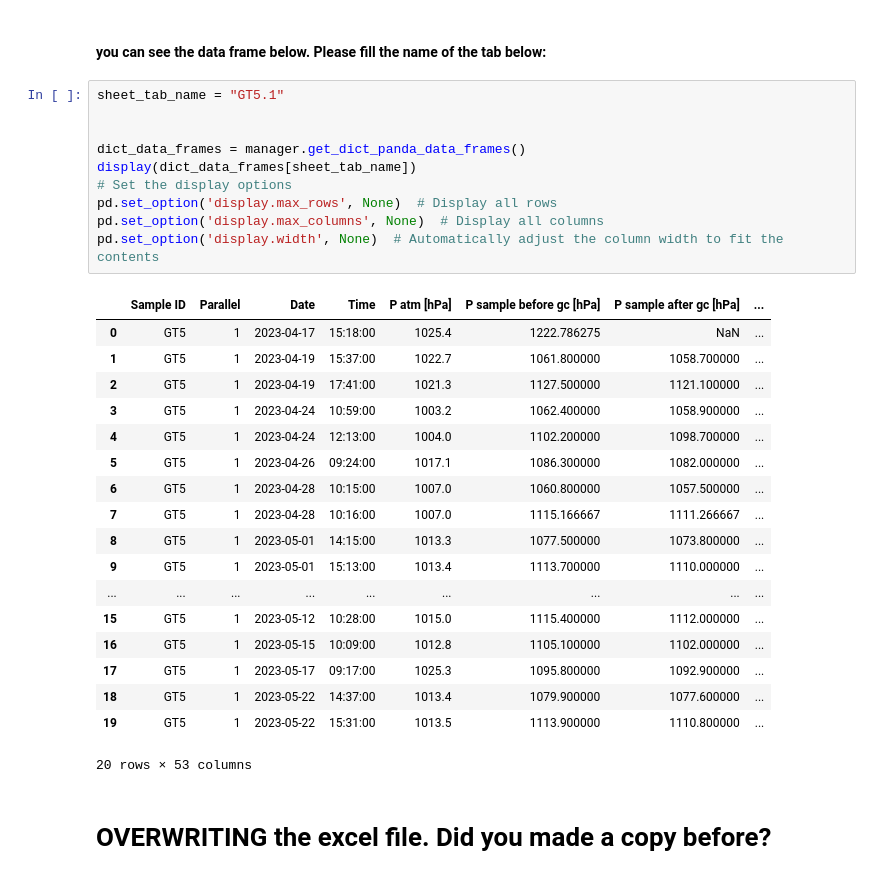
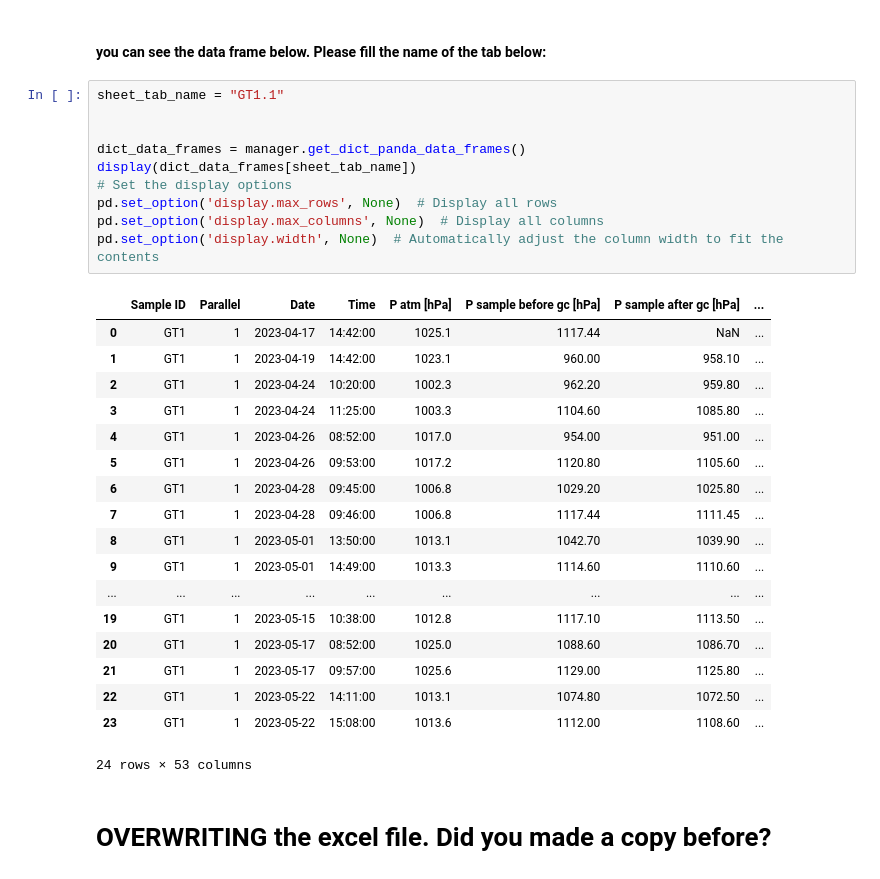
Before and after one commit to RGrobben/Excell_and_Data_Frames_for_Gas_Respiration_tests, a Jupyter notebook: Run/running_sheet_with_given_layout_01.ipynb, the cells around one changed output. Drawn from its saved outputs; the diff is of its cells as text.

```diff
--- a/Run/running_sheet_with_given_layout_01.ipynb
+++ b/Run/running_sheet_with_given_layout_01.ipynb
@@ -169,34 +170,34 @@ filled dictionary for GT8.2
 # %% [markdown]
 #### you can see the data frame below. Please fill the name of the tab below:
 # %%
-sheet_tab_name = "GT5.1"
+sheet_tab_name = "GT1.1"
 
 
 dict_data_frames = manager.get_dict_panda_data_frames()
 display(dict_data_frames[sheet_tab_name])
 # Set the display options
 pd.set_option('display.max_rows', None)  # Display all rows
 pd.set_option('display.max_columns', None)  # Display all columns
 pd.set_option('display.width', None)  # Automatically adjust the column width to fit the contents
 # %% [output]
 |  | Sample ID | Parallel | Date | Time | P atm [hPa] | P sample before gc [hPa] | P sample after gc [hPa] | ... |
-| 0 | GT5 | 1 | 2023-04-17 | 15:18:00 | 1025.4 | 1222.786275 | NaN | ... |
-| 1 | GT5 | 1 | 2023-04-19 | 15:37:00 | 1022.7 | 1061.800000 | 1058.700000 | ... |
-| 2 | GT5 | 1 | 2023-04-19 | 17:41:00 | 1021.3 | 1127.500000 | 1121.100000 | ... |
-| 3 | GT5 | 1 | 2023-04-24 | 10:59:00 | 1003.2 | 1062.400000 | 1058.900000 | ... |
-| 4 | GT5 | 1 | 2023-04-24 | 12:13:00 | 1004.0 | 1102.200000 | 1098.700000 | ... |
-| 5 | GT5 | 1 | 2023-04-26 | 09:24:00 | 1017.1 | 1086.300000 | 1082.000000 | ... |
-| 6 | GT5 | 1 | 2023-04-28 | 10:15:00 | 1007.0 | 1060.800000 | 1057.500000 | ... |
-| 7 | GT5 | 1 | 2023-04-28 | 10:16:00 | 1007.0 | 1115.166667 | 1111.266667 | ... |
-| 8 | GT5 | 1 | 2023-05-01 | 14:15:00 | 1013.3 | 1077.500000 | 1073.800000 | ... |
-| 9 | GT5 | 1 | 2023-05-01 | 15:13:00 | 1013.4 | 1113.700000 | 1110.000000 | ... |
+| 0 | GT1 | 1 | 2023-04-17 | 14:42:00 | 1025.1 | 1117.44 | NaN | ... |
+| 1 | GT1 | 1 | 2023-04-19 | 14:42:00 | 1023.1 | 960.00 | 958.10 | ... |
+| 2 | GT1 | 1 | 2023-04-24 | 10:20:00 | 1002.3 | 962.20 | 959.80 | ... |
+| 3 | GT1 | 1 | 2023-04-24 | 11:25:00 | 1003.3 | 1104.60 | 1085.80 | ... |
+| 4 | GT1 | 1 | 2023-04-26 | 08:52:00 | 1017.0 | 954.00 | 951.00 | ... |
+| 5 | GT1 | 1 | 2023-04-26 | 09:53:00 | 1017.2 | 1120.80 | 1105.60 | ... |
+| 6 | GT1 | 1 | 2023-04-28 | 09:45:00 | 1006.8 | 1029.20 | 1025.80 | ... |
+| 7 | GT1 | 1 | 2023-04-28 | 09:46:00 | 1006.8 | 1117.44 | 1111.45 | ... |
+| 8 | GT1 | 1 | 2023-05-01 | 13:50:00 | 1013.1 | 1042.70 | 1039.90 | ... |
+| 9 | GT1 | 1 | 2023-05-01 | 14:49:00 | 1013.3 | 1114.60 | 1110.60 | ... |
 | ... | ... | ... | ... | ... | ... | ... | ... | ... |
-| 15 | GT5 | 1 | 2023-05-12 | 10:28:00 | 1015.0 | 1115.400000 | 1112.000000 | ... |
-| 16 | GT5 | 1 | 2023-05-15 | 10:09:00 | 1012.8 | 1105.100000 | 1102.000000 | ... |
-| 17 | GT5 | 1 | 2023-05-17 | 09:17:00 | 1025.3 | 1095.800000 | 1092.900000 | ... |
-| 18 | GT5 | 1 | 2023-05-22 | 14:37:00 | 1013.4 | 1079.900000 | 1077.600000 | ... |
-| 19 | GT5 | 1 | 2023-05-22 | 15:31:00 | 1013.5 | 1113.900000 | 1110.800000 | ... |
+| 19 | GT1 | 1 | 2023-05-15 | 10:38:00 | 1012.8 | 1117.10 | 1113.50 | ... |
+| 20 | GT1 | 1 | 2023-05-17 | 08:52:00 | 1025.0 | 1088.60 | 1086.70 | ... |
+| 21 | GT1 | 1 | 2023-05-17 | 09:57:00 | 1025.6 | 1129.00 | 1125.80 | ... |
+| 22 | GT1 | 1 | 2023-05-22 | 14:11:00 | 1013.1 | 1074.80 | 1072.50 | ... |
+| 23 | GT1 | 1 | 2023-05-22 | 15:08:00 | 1013.6 | 1112.00 | 1108.60 | ... |
-20 rows × 53 columns
+24 rows × 53 columns
 # %% [markdown]
 # OVERWRITING the excel file. Did you made a copy before?
 # %%
```
Also changed, not shown: parts of 21 cells of this notebook.
